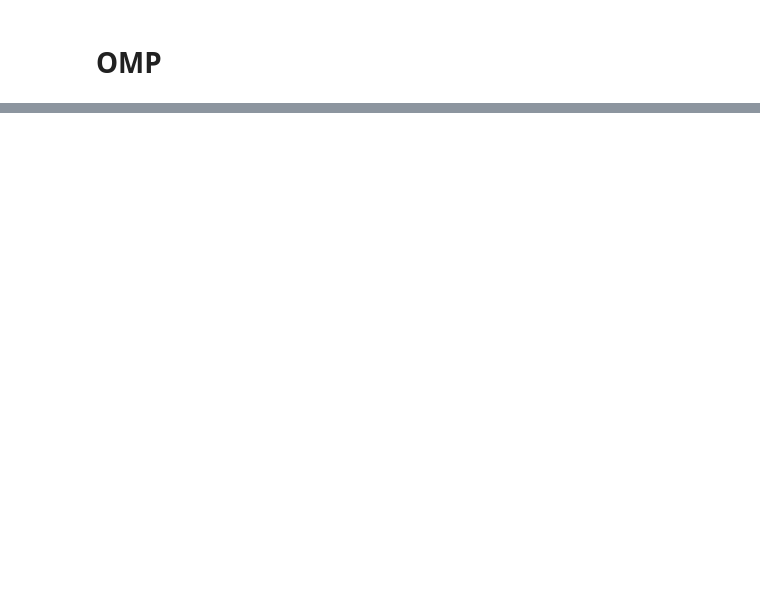
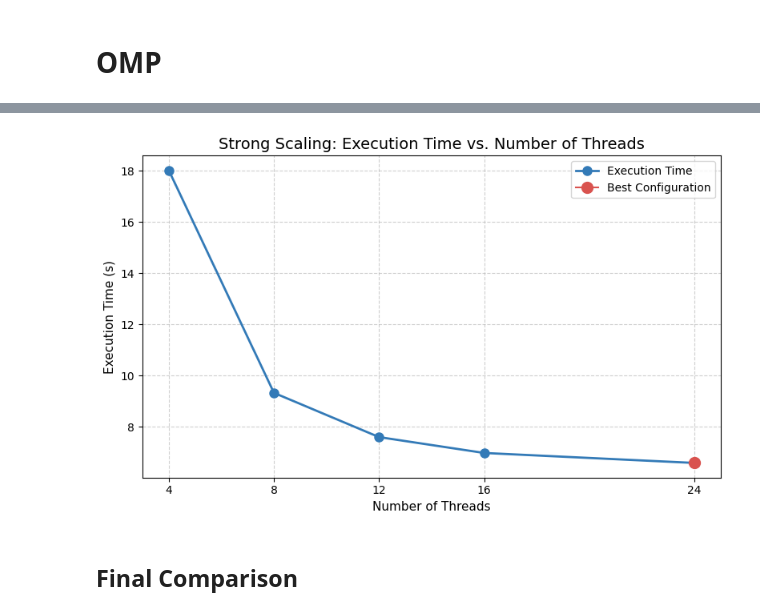
Before and after one commit to marcellino-pane-e-vino/HPC_lab, a Jupyter notebook: Charts.ipynb, the cells around one changed output, grey strips where cells are left out. Saved outputs shown, nothing was run; the diff lists cells and outputs as text; code cells hidden in the pictures; blank space fills up the shorter version.

```diff
--- a/Charts.ipynb
+++ b/Charts.ipynb
@@ -164,0 +169,25 @@ plt.savefig('final_comparison.pdf', format='pdf', bbox_inches='tight')
+# %%
+# Minimum identification
+min_time = min(execution_times)
+min_index = execution_times.index(min_time)
+best_thread_count = threads[min_index]
+
+# Plot
+plt.figure(figsize=(8, 5))
+plt.plot(threads, execution_times, marker='o', linestyle='-', color='#337ab7', linewidth=2, markersize=8, label='Execution Time') # line
+plt.plot(best_thread_count, min_time, marker='o', color='#d9534f', markersize=10, label=f'Best Configuration') # red marker
+plt.title('Strong Scaling: Execution Time vs. Number of Threads', fontsize=14)
+plt.xlabel('Number of Threads', fontsize=11)
+plt.ylabel('Execution Time (s)', fontsize=11)
+plt.xticks(threads, fontsize=10)
+plt.yticks(fontsize=10)
+plt.grid(True, linestyle='--', alpha=0.6)
+plt.legend(fontsize=10)
+
+# Save
+plt.tight_layout()
+plt.savefig('omp_num_threads.pdf', format='pdf', bbox_inches='tight')
+# %% [output]
+[figure, added]
+# %% [markdown]
+## Final Comparison
```
Also changed, not shown: parts of 13 cells of this notebook.
